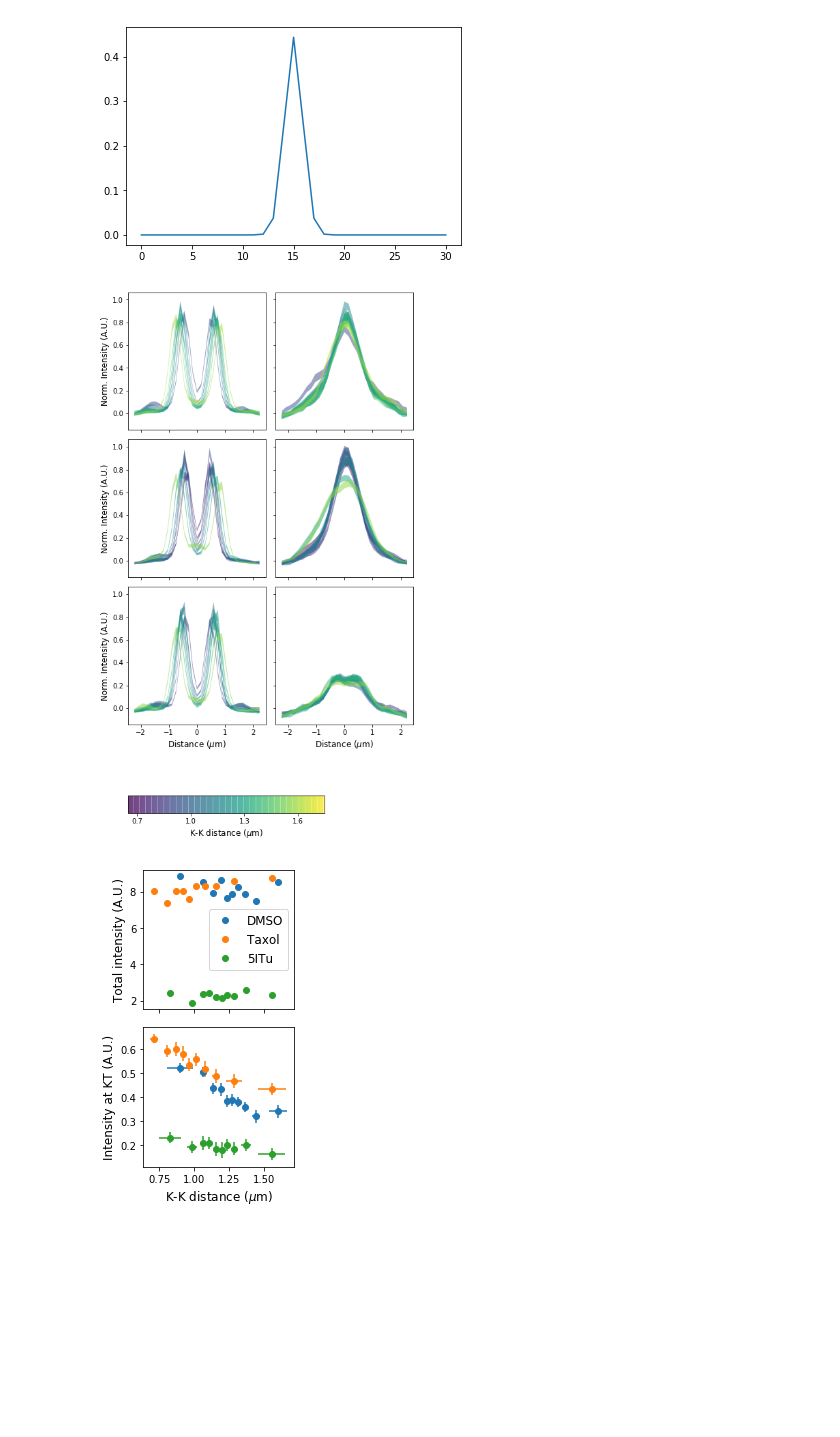
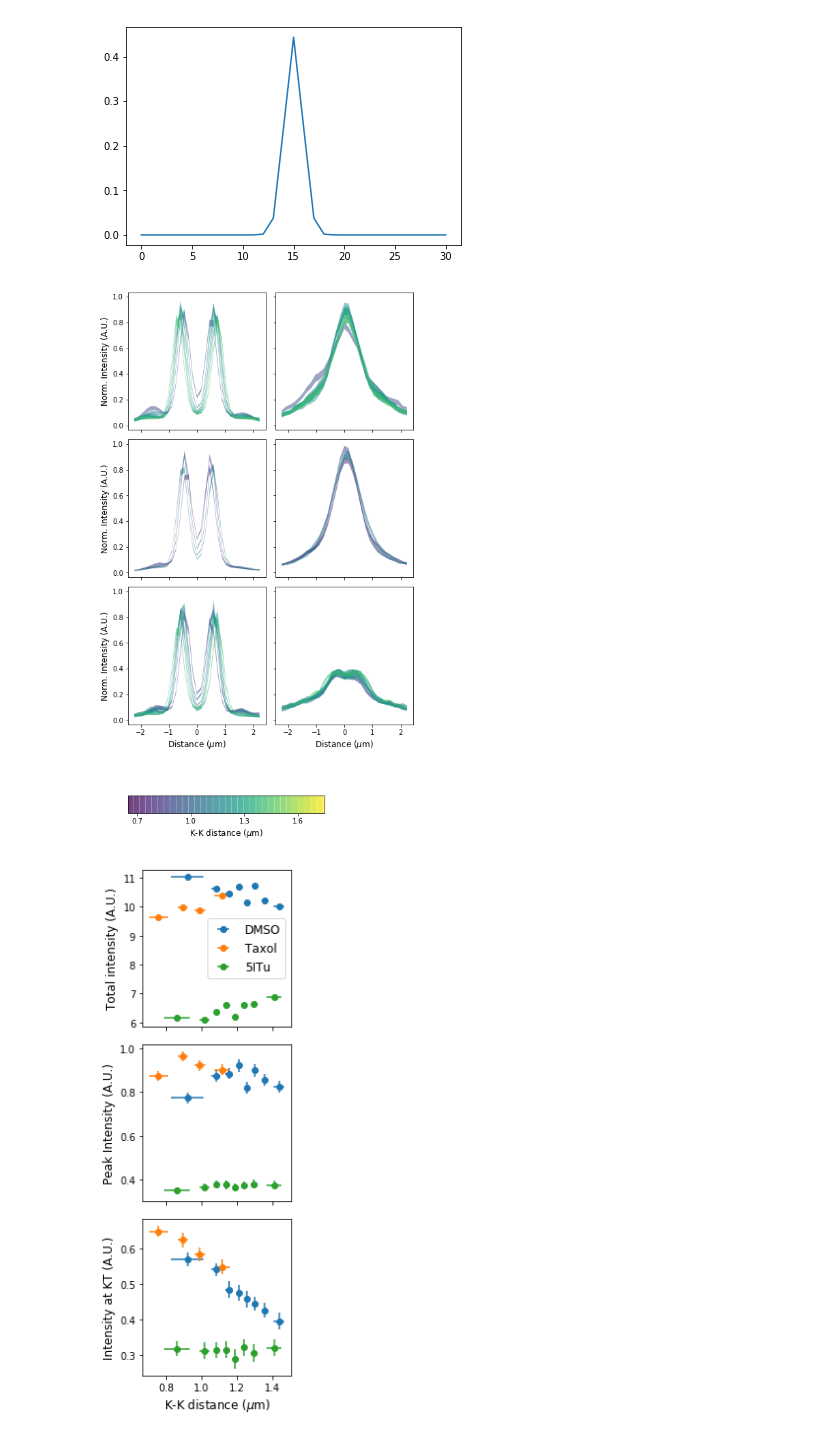
Before and after one commit to elifesciences-publications/AuroraConcentrationAnalysis, a Jupyter notebook: Dist_vs_INCENP_avg-ALL.ipynb, the cells around one changed output. Saved outputs shown, nothing was run; the diff lists cells and outputs as text; code cells hidden in the pictures; blank space fills up the shorter version.

Commit message:
Result added, cytoplasmic background based normalization added, errorbar added. BinAvg function improved.

```diff
--- a/Dist_vs_INCENP_avg-ALL.ipynb
+++ b/Dist_vs_INCENP_avg-ALL.ipynb
@@ -224,8 +295,9 @@ plt.plot(psf)
 [<matplotlib.lines.Line2D at 0x...>]
 [figure]
 # %%
-def getBinAvgProf(df_prof,nbins):
+def getBinAvgProf(df_prof,nbins,kkdistrange=kkdistrange,pixsize=pixsize):
     # Average, sem of profiles within groups of pairs with similar K-K dists.
+    df_prof = df_prof.loc[(df_prof['kkdist']*pixsize>kkdistrange[0]) & (df_prof['kkdist']*pixsize<kkdistrange[1])]
     labels,retbins = pd.qcut(df_prof['kkdist'],np.linspace(0,1,num=nbins+1),labels=np.arange(nbins),retbins=True)
 
     res_dicts = []
@@ -252,10 +324,9 @@ def getBinAvgProf(df_prof,nbins):
 fs = 12
 alph = 0.5
 
-nbins = 10
-df_res_list = [getBinAvgProf(df_prof_all[(df_prof_all['Group']=='DMSO')],nbins),
-               getBinAvgProf(df_prof_all[(df_prof_all['Group']=='Taxol')],nbins),
-               getBinAvgProf(df_prof_all[(df_prof_all['Group']=='5ITu')],nbins)]
+df_res_list = [getBinAvgProf(df_prof_all[(df_prof_all['Group']=='DMSO')],8,kkdistrange=[0.7,1.5]),
+               getBinAvgProf(df_prof_all[(df_prof_all['Group']=='Taxol')],4,kkdistrange=[0.6,1.2]),
+               getBinAvgProf(df_prof_all[(df_prof_all['Group']=='5ITu')],8,kkdistrange=[0.7,1.5])]
 # df_res_list = [getBinAvgProf(df_prof_all[(df_prof_all['Group']=='DMSO')],nbins),
 #                 getBinAvgProf(df_prof_all[(df_prof_all['Group']=='5ITu')],nbins)]
 
@@ -273,6 +344,7 @@ x = (np.arange(proflen)-(proflen-1)/2.0)*pixsize
 
 fig,ax = plt.subplots(nrows=len(df_res_list),ncols=2,figsize=(8,4*len(df_res_list)),sharex=True,sharey=True)
 for j,df_res in enumerate(df_res_list):
+    nbins = df_res.shape[0]
     for i in range(nbins):
         ax[j][0].fill_between(x,df_res.iloc[i]['avgprof488']+df_res.iloc[i]['semprof488'],
                         df_res.iloc[i]['avgprof488']-df_res.iloc[i]['semprof488'],alpha=alph,
@@ -293,27 +365,32 @@ cax = fig.add_axes([0.25, 0.1, 0.5, 0.03])
 cb = fig.colorbar(s_m,orientation='horizontal',cax=cax,ticks=[0.7,1.0,1.3,1.6],alpha=alph)
 cb.set_label('K-K distance ($\mu$m)',fontsize=fs)
 
-fig.savefig('NormProfiles.pdf',facecolor=None,edgecolor=None)
+#fig.savefig('NormProfiles_cytobgNorm.pdf',facecolor=None,edgecolor=None)
+#fig.savefig('NormProfiles.pdf',facecolor=None,edgecolor=None)
 # %% [output]
-[figure, old version]
+[figure, new version]
 # %%
-fig,ax = plt.subplots(nrows=2,ncols=1,figsize=(3,5),sharex=True)
+fig,ax = plt.subplots(nrows=3,ncols=1,figsize=(3,8),sharex=True)
 for j,df_res in enumerate(df_res_list):
-    ax[0].plot(df_res['avgkkdist']*pixsize,df_res['avgprof560'].apply(np.sum),'o')
-    ax[1].errorbar(df_res['avgkkdist']*pixsize,df_res['avgintatkin'],xerr=df_res['sdkkdist']*pixsize,yerr=df_res['semintatkin'],fmt='o')
+    ax[0].errorbar(df_res['avgkkdist']*pixsize,df_res['avgprof560'].apply(np.sum),xerr=df_res['sdkkdist']*pixsize,fmt='o')
+    ax[1].errorbar(df_res['avgkkdist']*pixsize,df_res['avgprof560'].apply(np.max),xerr=df_res['sdkkdist']*pixsize,
+                   yerr=df_res.apply(lambda row:row['semprof560'][np.argmax(row['avgprof560'])],axis=1),fmt='o')
+    ax[2].errorbar(df_res['avgkkdist']*pixsize,df_res['avgintatkin'],
+                   xerr=df_res['sdkkdist']*pixsize,yerr=df_res['semintatkin'],fmt='o')
 
 ax[0].set_ylabel('Total intensity (A.U.)',fontsize=fs)
-#ax[0].set_ylabel('Peak Intensity (A.U.)',fontsize=fs)
+ax[1].set_ylabel('Peak Intensity (A.U.)',fontsize=fs)
 ax[0].legend(['DMSO','Taxol','5ITu'],fontsize=fs)
 #ax[0].legend(['DMSO','5ITu'],fontsize=fs)
-ax[1].set_ylabel('Intensity at KT (A.U.)',fontsize=fs)
-ax[1].set_xlabel('K-K distance ($\mu$m)',fontsize=fs)
+ax[2].set_ylabel('Intensity at KT (A.U.)',fontsize=fs)
+ax[2].set_xlabel('K-K distance ($\mu$m)',fontsize=fs)
 
 plt.tight_layout()
 
-fig.savefig('AnalysisSummary.pdf',facecolor=None,edgecolor=None)
+fig.savefig('AnalysisSummary_cytobgNorm.pdf',facecolor=None,edgecolor=None)
+#fig.savefig('AnalysisSummary.pdf',facecolor=None,edgecolor=None)
 # %% [output]
-[figure, old version]
+[figure, new version]
 # %%
 # Plot profiles for each cell
 grps_to_plot = ['None','DMSO']
```
Also changed, not shown: parts of 7 cells of this notebook, 8 other files.
